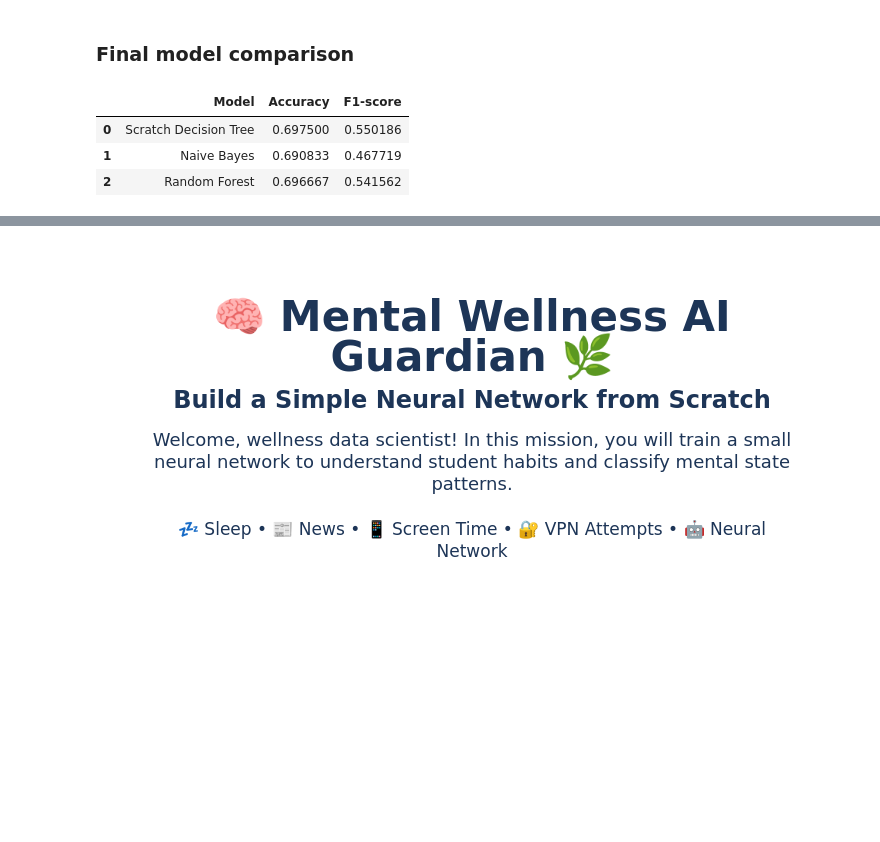
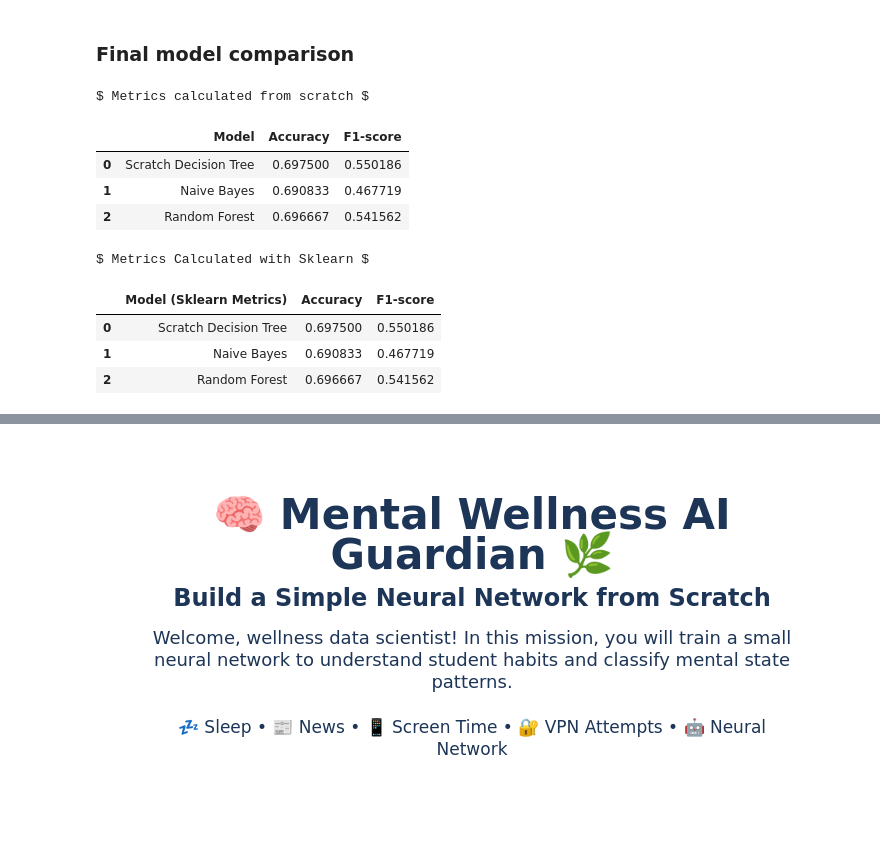
Before and after one commit to mhjavadi2006/AI_CA4, a Jupyter notebook: CA4_template.ipynb, the cells around one changed output, grey strips where cells are left out. Saved outputs shown, nothing was run; the diff lists cells and outputs as text; code cells hidden in the pictures; blank space fills up the shorter version.

Commit message:
Adding analysis of the results and comparing the decision tree from scratch and naive bayes and ensemble algorithms

```diff
--- a/CA4_template.ipynb
+++ b/CA4_template.ipynb
@@ -522,6 +567,7 @@ Confusion Breakdown ====> TP: 215 | TN: 621 | FP: 77 | FN: 287
 #       - F1-score
 #
 # TODO: Display the comparison table
+from sklearn.metrics import accuracy_score,f1_score
 
 def get_metrics_scratch(y_true, y_pred):
     y_true = np.array(y_true)
@@ -534,30 +580,60 @@ def get_metrics_scratch(y_true, y_pred):
 
     accuracy = (tp + tn) / (tp + tn + fp + fn)
     precision = tp / (tp + fp)
     recall = tp / (fn + tp)
     f1_score = 2 * (precision * recall) / (precision + recall)
 
     return accuracy, f1_score
 
 acc_tree, f1_tree = get_metrics_scratch(y_val, pred_spam)
 acc_nb, f1_nb = get_metrics_scratch(y_val, y_pred_nb)
 acc_rf, f1_rf = get_metrics_scratch(y_val, y_pred_rf)
 
 comparison_data = {
     "Model": [
         "Scratch Decision Tree",
         "Naive Bayes",
         "Random Forest"
     ],
     "Accuracy": [acc_tree, acc_nb, acc_rf],
     "F1-score": [f1_tree, f1_nb, f1_rf]
 }
 
 df_comparison = pd.DataFrame(comparison_data)
 
+print("$ Metrics calculated from scratch $")
+
 display(df_comparison)
+
+
+acc_tree_sk = accuracy_score(y_val, pred_spam)
+f1_tree_sk = f1_score(y_val, pred_spam, average="binary")
+acc_nb_sk = accuracy_score(y_val, y_pred_nb)
+f1_nb_sk = f1_score(y_val, y_pred_nb, average="binary")
+acc_rf_sk = accuracy_score(y_val, y_pred_rf)
+f1_rf_sk = f1_score(y_val, y_pred_rf, average="binary")
+
+comparison_data_sk = {
+    "Model (Sklearn Metrics)": [
+        "Scratch Decision Tree",
+        "Naive Bayes",
+        "Random Forest"
+    ],
+    "Accuracy": [acc_tree_sk, acc_nb_sk, acc_rf_sk],
+    "F1-score": [f1_tree_sk, f1_nb_sk, f1_rf_sk]
+}
+
+df_comparison_sk = pd.DataFrame(comparison_data_sk)
+print("$ Metrics Calculated with Sklearn $")
+display(df_comparison_sk)
 # %% [output]
+$ Metrics calculated from scratch $
 |  | Model | Accuracy | F1-score |
 | 0 | Scratch Decision Tree | 0.697500 | 0.550186 |
 | 1 | Naive Bayes | 0.690833 | 0.467719 |
 | 2 | Random Forest | 0.696667 | 0.541562 |
+$ Metrics Calculated with Sklearn $
+|  | Model (Sklearn Metrics) | Accuracy | F1-score |
+| 0 | Scratch Decision Tree | 0.697500 | 0.550186 |
+| 1 | Naive Bayes | 0.690833 | 0.467719 |
+| 2 | Random Forest | 0.696667 | 0.541562 |
```
Also changed, not shown: parts of 4 cells of this notebook.
